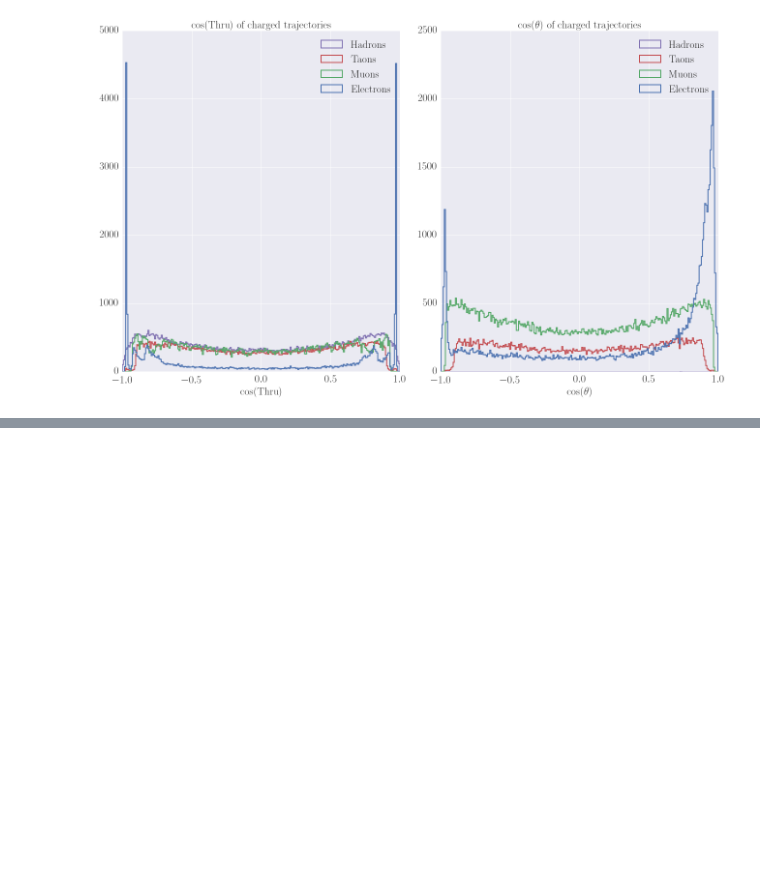
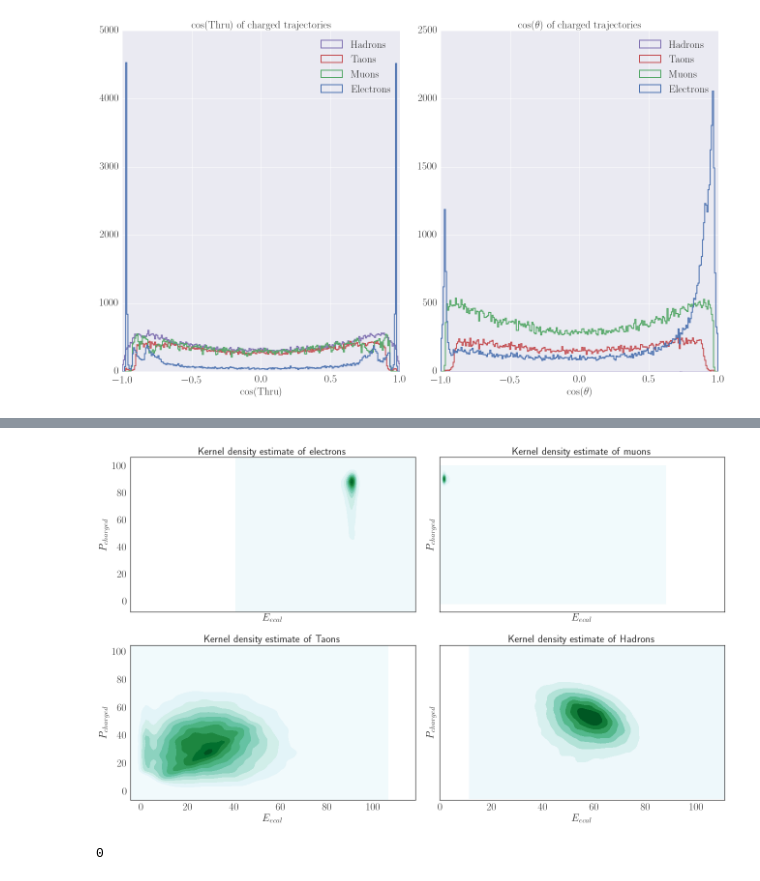
Before and after one commit to Bondzio/fp, a Jupyter notebook: Z0/analysis/Montecarlo_data.ipynb, the cells around one changed output, grey strips where cells are left out. Cells and saved outputs as stored; diff of their text form; code cells hidden in the pictures; blank space fills up the shorter version.

```diff
--- a/Z0/analysis/Montecarlo_data.ipynb
+++ b/Z0/analysis/Montecarlo_data.ipynb
@@ -83,0 +92,39 @@ array([False, False, False, ..., False, False, False], dtype=bool)
+# %%
+f, ((ax1, ax2), (ax3, ax4)) = plt.subplots(2, 2, sharex='col', sharey='row')
+
+ch= (ee["Pcharged"] != 0) * (ee["Pcharged"] < 100)
+sns.kdeplot(ee["E_ecal"][ch],ee["Pcharged"][ch], shade=True, ax=ax1)
+ax1.set_title("Kernel density estimate of electrons")
+ax1.set_xlabel("$E_{ecal}$")
+ax1.set_ylabel("$P_{charged}$")
+
+ch= (mm["Pcharged"] != 0) * (mm["Pcharged"] < 100)
+sns.kdeplot(mm["E_ecal"][ch],mm["Pcharged"][ch], shade=True, ax=ax2)
+ax2.set_title("Kernel density estimate of muons")
+ax2.set_xlabel("$E_{ecal}$")
+ax2.set_ylabel("$P_{charged}$")
+
+ch= (tt["Pcharged"] != 0) * (tt["Pcharged"] < 100)
+sns.kdeplot(tt["E_ecal"][ch],tt["Pcharged"][ch], shade=True, ax=ax3)
+ax3.set_title("Kernel density estimate of Taons")
+ax3.set_xlabel("$E_{ecal}$")
+ax3.set_ylabel("$P_{charged}$")
+
+ch= (qq["Pcharged"] != 0) * (qq["Pcharged"] < 100)
+sns.kdeplot(qq["E_ecal"][ch],qq["Pcharged"][ch], shade=True, ax=ax4)
+ax4.set_title("Kernel density estimate of Hadrons")
+ax4.set_xlabel("$E_{ecal}$")
+ax4.set_ylabel("$P_{charged}$")
+
+plt.show()
+# %% [output]
+[figure, added]
+# %%
+f, ax1 = plt.subplots(2, 2, sharex='col', sharey='row')
+ax1.hist([r["Ncharged"] for r in ff],50,histtype='step',range=(0,50),label = chars, linewidth=2)
+#ax1.hist([r["Ncharged"] for r in ff],50,histtype='bar',range=(0,50))
+ax1.set_title("Number of charged trajectories")
+ax1.set_xlabel("$N_c$")
+ax1.legend()
+# %% [output]
+0
```
Also changed, not shown: parts of 8 cells of this notebook.
